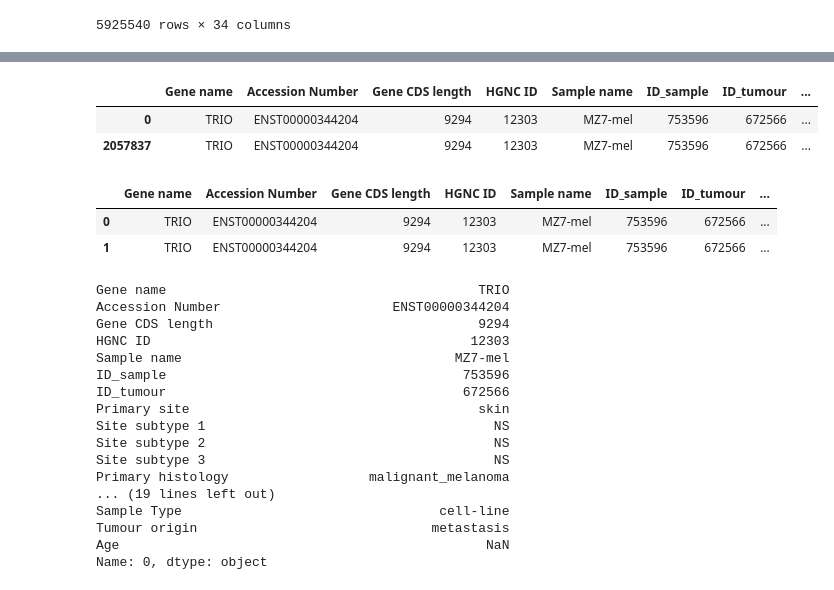
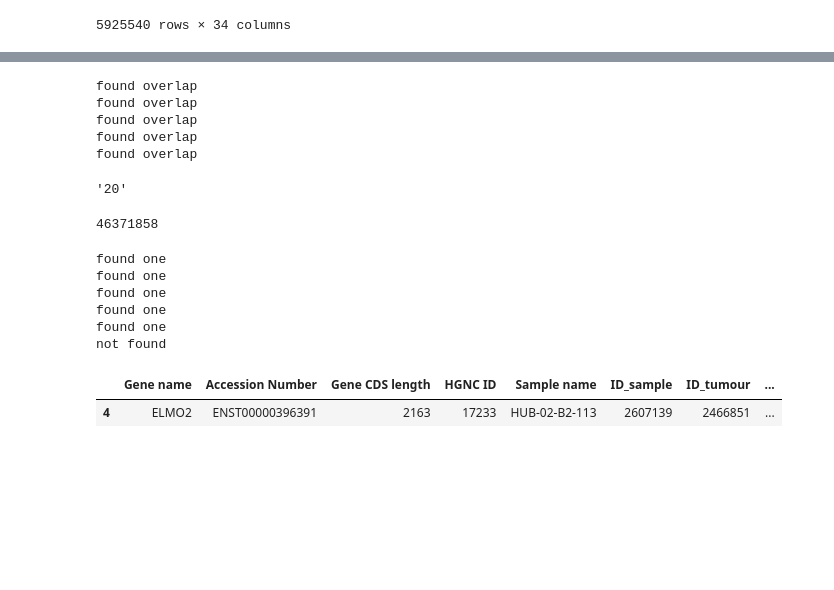
Before and after one commit to czbiohub-sf/cerebra, a Jupyter notebook: py_notebooks/scratch.ipynb, the cells around one changed output, grey strips where cells are left out. Drawn from its saved outputs; the diff is of its cells as text; code cells hidden in the pictures; blank space fills up the shorter version.

Commit message:
trying out interval trees!

```diff
--- a/py_notebooks/scratch.ipynb
+++ b/py_notebooks/scratch.ipynb
@@ -330,0 +102,43 @@ database
+# %%
+# this works!!
+for i in range(0,len(queryList)):
+    pos_str = queryList[i]
+    curr_obj = utils.GenomePosition.from_str(pos_str)
+    overlap_bool = cosmic_genome_tree.has_overlap(curr_obj)
+
+    if overlap_bool:
+        print('query in cosmic database!')
+    else:
+        print('not in cosmic database')
+# %% [output]
+found overlap
+found overlap
+found overlap
+found overlap
+found overlap
+# %%
+curr_obj.chrom
+# %% [output]
+'20'
+# %%
+curr_obj.start
+# %% [output]
+46371858
+# %%
+# this works!!
+for i in range(0,len(queryList)):
+    pos_str = queryList[i]
+    curr_obj = utils.GenomePosition.from_str(pos_str)
+    b = cosmic_genome_tree.get_best_overlap(curr_obj)
+
+    if b is not None:
+        print('found one')
+    else:
+        print('not found')
+# %% [output]
+found one
+found one
+found one
+found one
+found one
+not found
@@ -331,37 +147,6 @@ database
 # %%
-posStr = '5:14472611-14472611'
-keep = database["Mutation genome position"] == posStr
-df = database[keep]
-df
+keep = database['Mutation genome position'] == '20:46371859-46371859'
+database[keep]
 # %% [output]
 |  | Gene name | Accession Number | Gene CDS length | HGNC ID | Sample name | ID_sample | ID_tumour | ... |
-| 0 | TRIO | ENST00000344204 | 9294 | 12303 | MZ7-mel | 753596 | 672566 | ... |
-| 2057837 | TRIO | ENST00000344204 | 9294 | 12303 | MZ7-mel | 753596 | 672566 | ... |
+| 4 | ELMO2 | ENST00000396391 | 2163 | 17233 | HUB-02-B2-113 | 2607139 | 2466851 | ... |
-# %%
-df = df.reset_index(drop=True)
-df
-# %% [output]
-|  | Gene name | Accession Number | Gene CDS length | HGNC ID | Sample name | ID_sample | ID_tumour | ... |
-| 0 | TRIO | ENST00000344204 | 9294 | 12303 | MZ7-mel | 753596 | 672566 | ... |
-| 1 | TRIO | ENST00000344204 | 9294 | 12303 | MZ7-mel | 753596 | 672566 | ... |
-# %%
-t = df.iloc[0]
-t
-# %% [output]
-Gene name                                        TRIO
-Accession Number                      ENST00000344204
-Gene CDS length                                  9294
-HGNC ID                                         12303
-Sample name                                   MZ7-mel
-ID_sample                                      753596
-ID_tumour                                      672566
-Primary site                                     skin
-Site subtype 1                                     NS
-Site subtype 2                                     NS
-Site subtype 3                                     NS
-Primary histology                  malignant_melanoma
-... (19 lines left out)
-Sample Type                                 cell-line
-Tumour origin                              metastasis
-Age                                               NaN
-Name: 0, dtype: object
```
Also changed, not shown: parts of 39 cells of this notebook, 4 other files.
